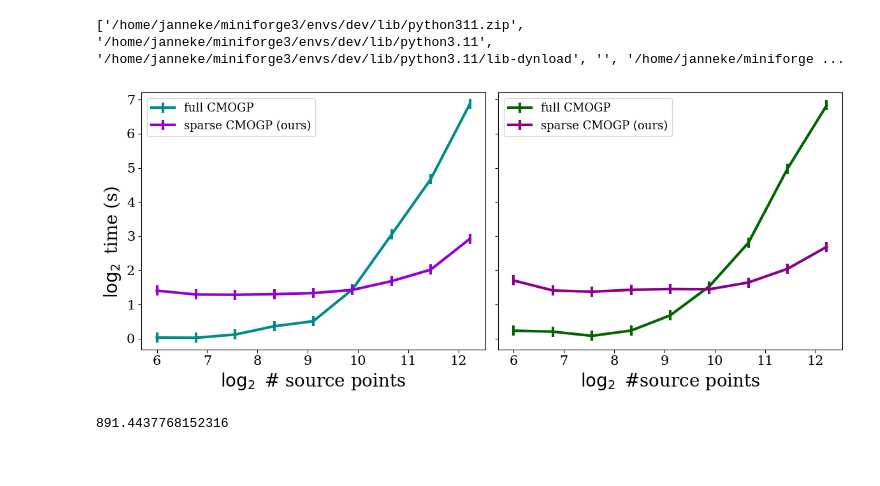
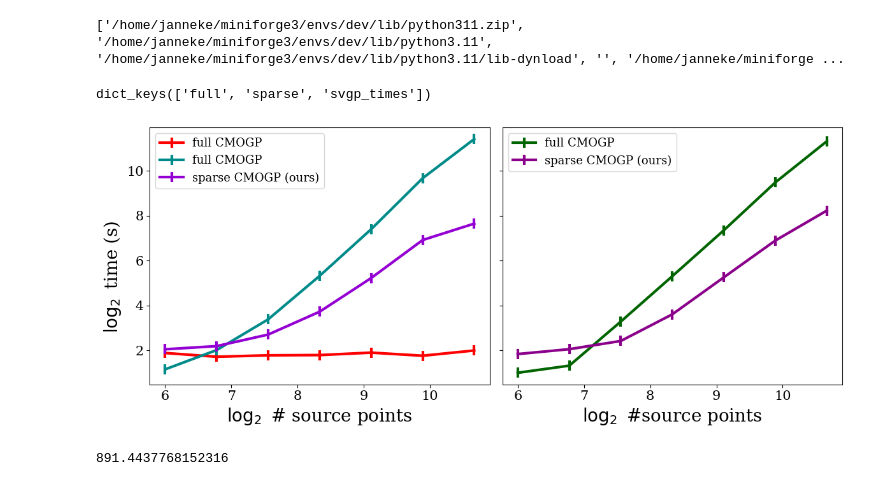
Before and after one commit to JVerbeek/at-gpflow, a Jupyter notebook: experiments/density-stress-test/analysis.ipynb, the cells around one changed output. Drawn from its saved outputs; the diff is of its cells as text; code cells hidden in the pictures.

```diff
--- a/experiments/density-stress-test/analysis.ipynb
+++ b/experiments/density-stress-test/analysis.ipynb
@@ -8,34 +8,38 @@ print(sys.path)
 # %% [output]
 ['/home/janneke/miniforge3/envs/dev/lib/python311.zip', '/home/janneke/miniforge3/envs/dev/lib/python3.11', '/home/janneke/miniforge3/envs/dev/lib/python3.11/lib-dynload', '', '/home/janneke/miniforge ...
 # %%
-data = np.load("/home/janneke/src/at-gpflow/experiments/density-stress-test/results/times-with-fixed-target.npz")
-data_full_gp_fixed = data["full_times"].mean(axis=1)[:-1]
-data_sparse_gp_fixed = data["sparse_times"].mean(axis=1)[:-1]
+data = np.load("/home/janneke/src/at-gpflow/experiments/density-stress-test/results-times-fixed-target.npz")
+print(dict(data).keys())
+data_full_gp_fixed = data["full"].mean(axis=1)
+data_sparse_gp_fixed = data["sparse"].mean(axis=1)
+data_svgp_fixed = data["svgp_times"].mean(axis=1)
 plt.rcParams["font.family"] = "serif"
 fig, ax = plt.subplots(1, 2, sharey=True, figsize=(12, 5))
 
 X = np.logspace(6, 13, 10, base=2)[:-1]
 fig.supylabel("$\log_2$ time (s)", fontsize=20)
 ax[0].set_xlabel("$\log_2$ # source points", fontsize=20)
+ax[0].plot(np.log2(X), np.log2(data_svgp_fixed), color="red", lw=3, marker="|", ms=12, mew=3, label="full CMOGP")
 ax[0].plot(np.log2(X), np.log2(data_full_gp_fixed), color="darkcyan", lw=3, marker="|", ms=12, mew=3, label="full CMOGP")
 ax[0].plot(np.log2(X), np.log2(data_sparse_gp_fixed), color="darkviolet", lw=3, marker="|", ms=12, mew=3, label="sparse CMOGP (ours)")
 ax[0].legend(fontsize=13)
 
 
-data = np.load("/home/janneke/src/at-gpflow/experiments/density-stress-test/results/times-with-ivs.npz")
-data_full_gp = data["full_times"].mean(axis=1)[:-1]
-data_sparse_gp = data["sparse_times"].mean(axis=1)[:-1]
+data = np.load("/home/janneke/src/at-gpflow/experiments/density-stress-test/results-times-variable-target.npz")
+data_full_gp = data["full"].mean(axis=1)
+data_sparse_gp = data["sparse"].mean(axis=1)
 ax[0].tick_params(axis="both", labelsize=15)
 ax[1].tick_params(axis="both", labelsize=15)
 X = np.logspace(6, 13, 10, base=2)[:-1]
 ax[1].set_xlabel("$\log_2$ #source points", fontsize=20)
 ax[1].plot(np.log2(X), np.log2(data_full_gp), color="darkgreen", lw=3, marker="|", ms=12, mew=3, label="full CMOGP")
 ax[1].plot(np.log2(X), np.log2(data_sparse_gp), color="darkmagenta", lw=3, marker="|", ms=12, mew=3, label="sparse CMOGP (ours)")
 ax[1].legend(fontsize=13)
 plt.tight_layout()
 plt.show()
 # %% [output]
+dict_keys(['full', 'sparse', 'svgp_times'])
-[figure, old version]
+[figure, new version]
 # %%
 2 ** 9.8
 # %% [output]
```
Also changed, not shown: 39 other files.
